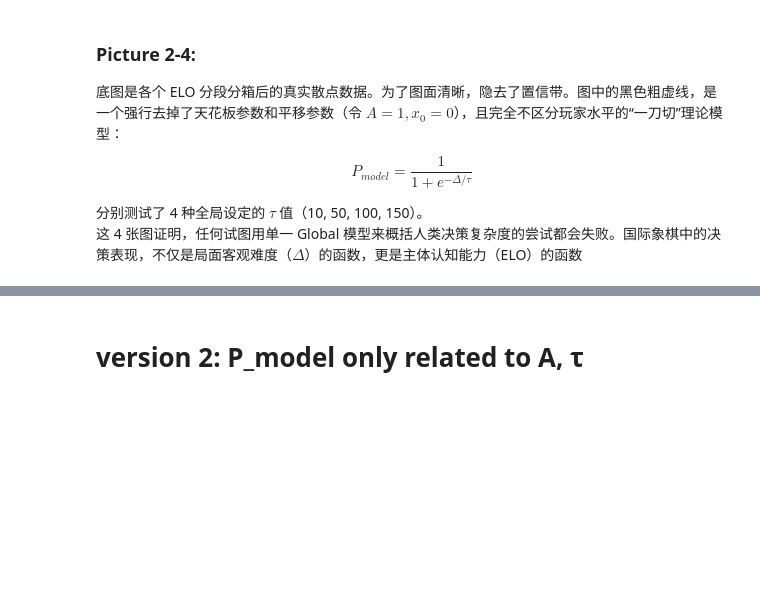
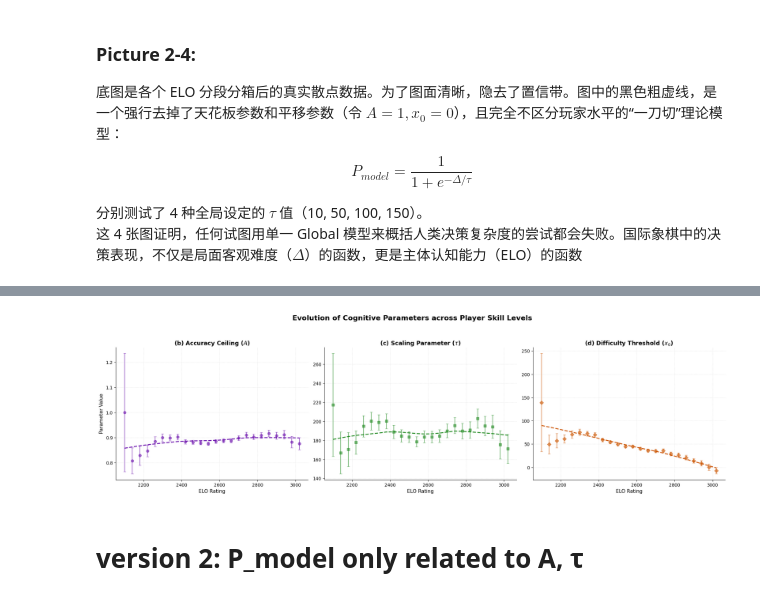
Before and after one commit to zZimablueee/Chess, a Jupyter notebook: complexity/delta_0/graphs/figure2.ipynb, the cells around one changed output, grey strips where cells are left out. Drawn from its saved outputs; the diff is of its cells as text; code cells hidden in the pictures; blank space fills up the shorter version.

```diff
--- a/complexity/delta_0/graphs/figure2.ipynb
+++ b/complexity/delta_0/graphs/figure2.ipynb
@@ -608,0 +596,4 @@ $$
+# %%
+res_df = pd.read_csv('parameter_est_x0.csv')
+res_df= res_df.iloc[10:]
+res_df.head()
@@ -609,2 +607,43 @@ $$
+# %%
+fig, (ax1, ax2, ax3) = plt.subplots(1, 3, figsize=(20, 5.5))
+
+# (b) Accuracy Ceiling A vs. ELO
+ax1.errorbar(res_df['ELO_Center'], res_df['A'], yerr=res_df['A_err']*1.96,
+             fmt='o', color='#6A0DAD', alpha=0.6, capsize=3, label='Estimated A (95% CI)')
+sns.regplot(data=res_df, x='ELO_Center', y='A', scatter=False, color='#6A0DAD',
+            ax=ax1, lowess=True, line_kws={'ls':'--', 'lw':2})
+ax1.set_title('(b) Accuracy Ceiling ($A$)', fontsize=13, fontweight='bold')
+ax1.set_xlabel('ELO Rating', fontsize=11)
+ax1.set_ylabel('Parameter Value', fontsize=11)
+
+# (c) Scaling Parameter tau vs. ELO
+ax2.errorbar(res_df['ELO_Center'], res_df['tau'], yerr=res_df['tau_err']*1.96,
+             fmt='s', color='#228B22', alpha=0.6, capsize=3, label='Estimated τ (95% CI)')
+sns.regplot(data=res_df, x='ELO_Center', y='tau', scatter=False, color='#228B22',
+            ax=ax2, lowess=True, line_kws={'ls':'--', 'lw':2})
+ax2.set_title('(c) Scaling Parameter ($\\tau$)', fontsize=13, fontweight='bold')
+ax2.set_xlabel('ELO Rating', fontsize=11)
+ax2.set_ylabel('', fontsize=11)
+
+# (d) Difficulty Threshold x0 vs. ELO
+ax3.errorbar(res_df['ELO_Center'], res_df['x0'], yerr=res_df['x0_err']*1.96,
+             fmt='D', color='#CC5500', alpha=0.6, capsize=3, label='Estimated x0 (95% CI)')
+sns.regplot(data=res_df, x='ELO_Center', y='x0', scatter=False, color='#CC5500',
+            ax=ax3, lowess=True, line_kws={'ls':'--', 'lw':2})
+ax3.set_title('(d) Difficulty Threshold ($x_0$)', fontsize=13, fontweight='bold')
+ax3.set_xlabel('ELO Rating', fontsize=11)
+ax3.set_ylabel('', fontsize=11)
+
+# 通用修饰
+for ax in [ax1, ax2, ax3]:
+    ax.grid(True, linestyle=':', alpha=0.4)
+    ax.spines['top'].set_visible(False)
+    ax.spines['right'].set_visible(False)
+
+plt.suptitle('Evolution of Cognitive Parameters across Player Skill Levels', fontsize=16, fontweight='bold', y=1.05)
+plt.tight_layout()
+plt.show()
+# %% [output]
+[figure, added]
 # %% [markdown]
 # version 2: P_model only related to A, τ
```
Also changed, not shown: parts of 17 cells of this notebook, 1 other file.
